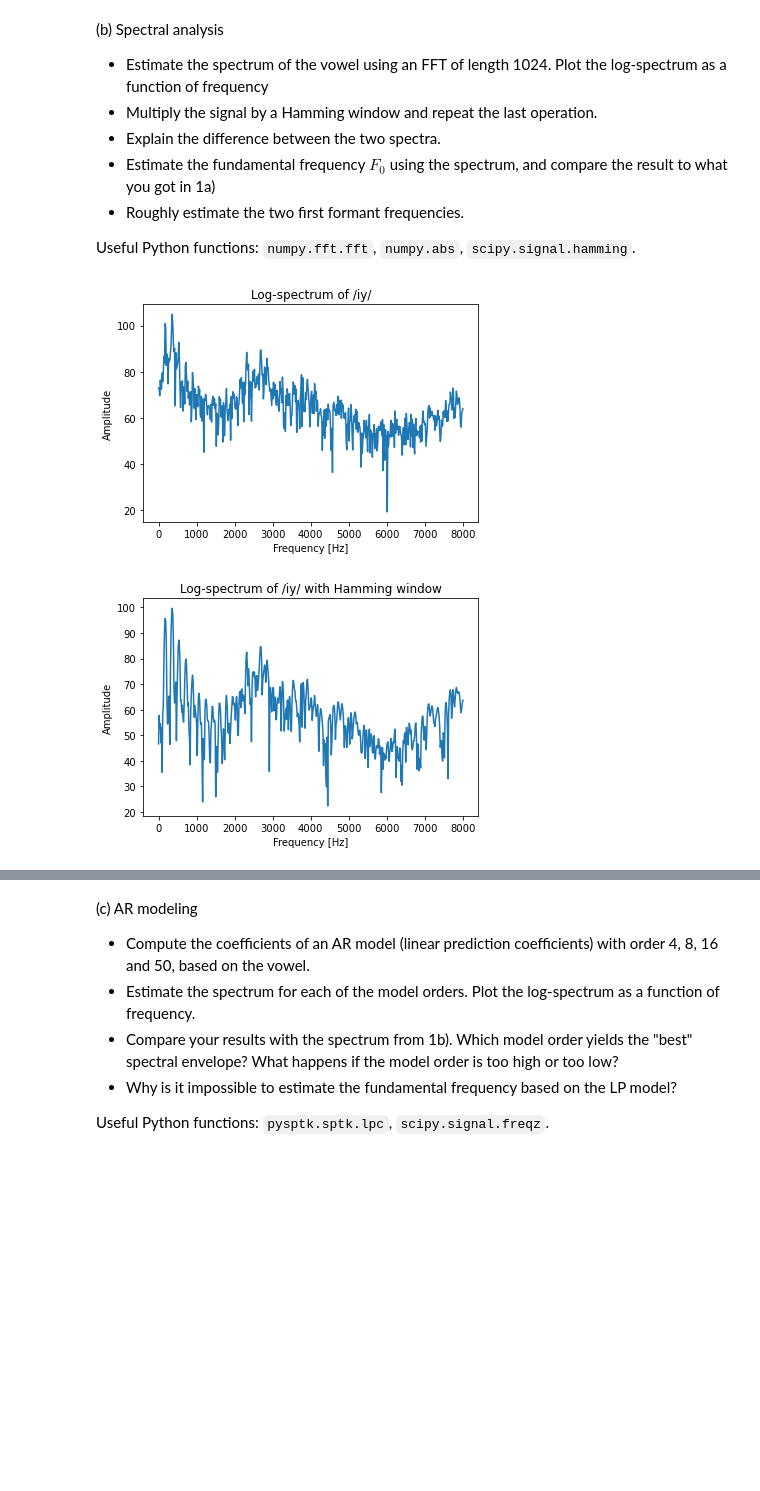
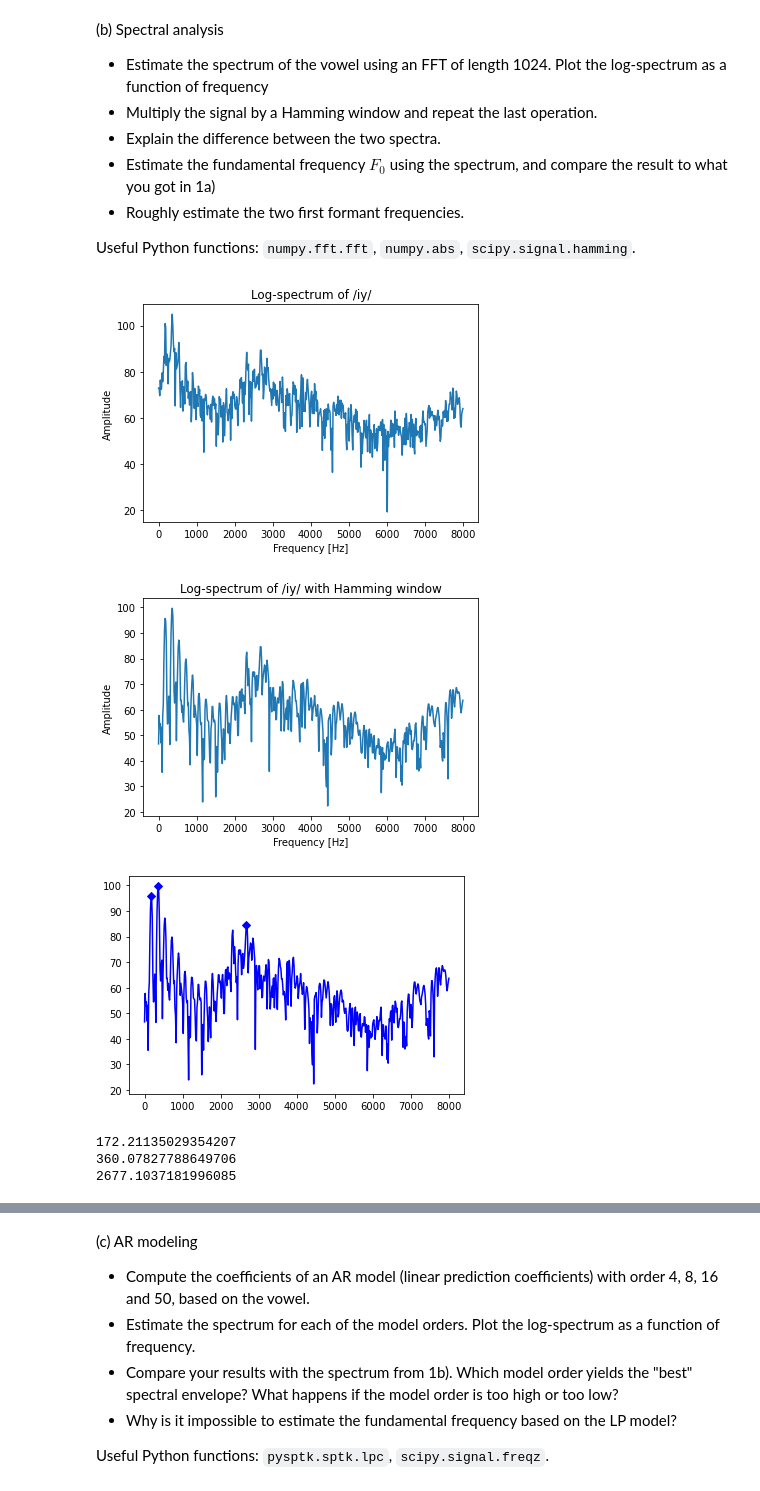
Before and after one commit to jakvah/TTT4185-MachineLearning, a Jupyter notebook: assignment_1.ipynb, the cells around one changed output, grey strips where cells are left out. Cells and saved outputs as stored; diff of their text form; code cells hidden in the pictures; blank space fills up the shorter version.

```diff
--- a/assignment_1.ipynb
+++ b/assignment_1.ipynb
@@ -91,26 +91,43 @@ Useful Python functions: `numpy.fft.fft`, `numpy.abs`, `scipy.signal.hamming`.
 # %%
 # Without Hamming window
 fft_iy_data = np.fft.fft(iy_data,n=1024)
 N = int(len(fft_iy_data)/2)
 fft_x_axis = np.linspace(0,(Fs/ 2),N)
 plt.title("Log-spectrum of /iy/")
 plt.xlabel("Frequency [Hz]")
 plt.ylabel("Amplitude")
 plt.plot(fft_x_axis,20*np.log10(np.abs(fft_iy_data[:N])))
 plt.show()
 
 # With Hamming window
 hamming_window = scipy.signal.hamming(len(iy_data))
 iy_data_hamming = iy_data * hamming_window
 fft_iy_data_hamming = np.fft.fft(iy_data_hamming,n=1024)
 plt.title("Log-spectrum of /iy/ with Hamming window")
 plt.xlabel("Frequency [Hz]")
 plt.ylabel("Amplitude")
 plt.plot(fft_x_axis,20*np.log10(np.abs(fft_iy_data_hamming[:N])))
 plt.show()
+
+# Finding peaks using Hamming window data
+peaks = findPeaks(np.abs(fft_iy_data_hamming[:N]))
+
+good_peaks = []
+# The indexes were found manually by plotting all peaks, and finding what peaks corresponded to F0,F1 and F2
+for n in (3,5,37):
+    good_peaks.append(peaks[n])
+plt.plot(fft_x_axis,20*np.log10(np.abs(fft_iy_data_hamming[:N])),"-bD",markevery=good_peaks)
+plt.show()
+
+for i in good_peaks:
+    print(fft_x_axis[i])
 # %% [output]
 [figure]
 [figure]
+[figure, added]
+172.21135029354207
+360.07827788649706
+2677.1037181996085
 # %% [markdown]
 #### The difference between the Hamming window and non-Hamming window
 
```
Also changed, not shown: parts of 3 cells of this notebook.
